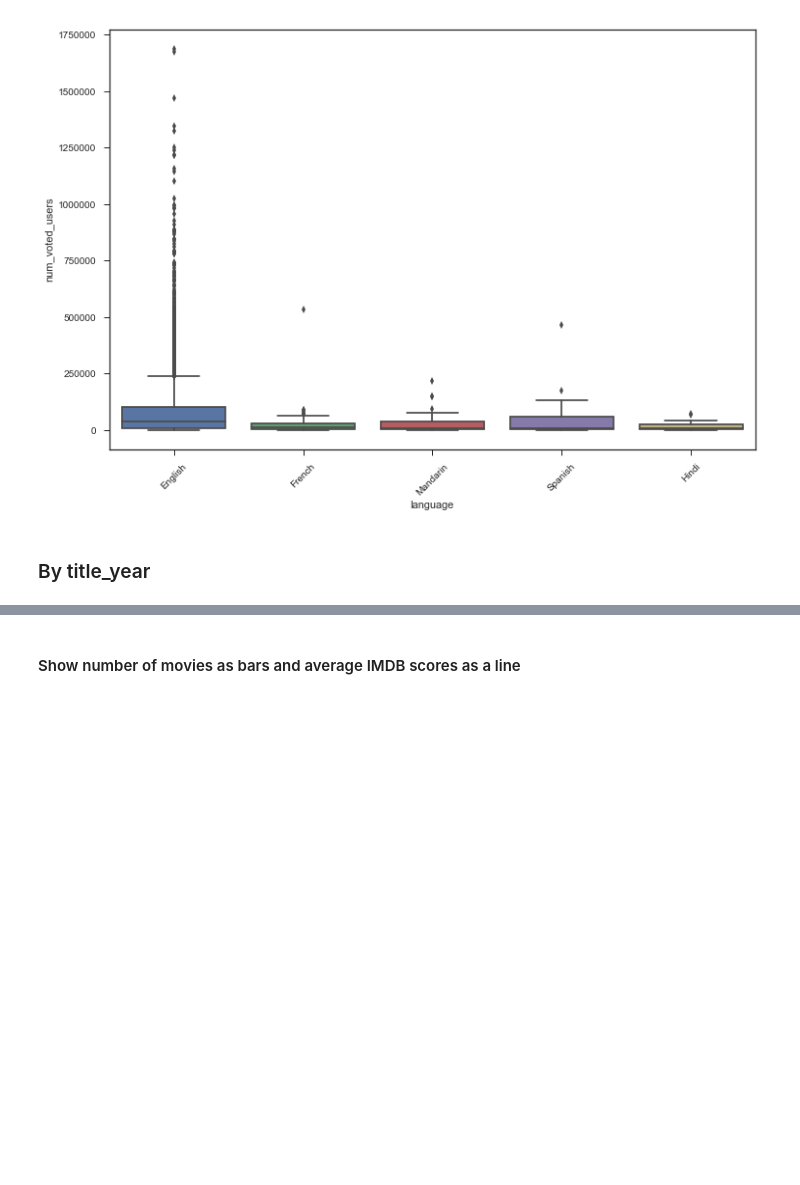
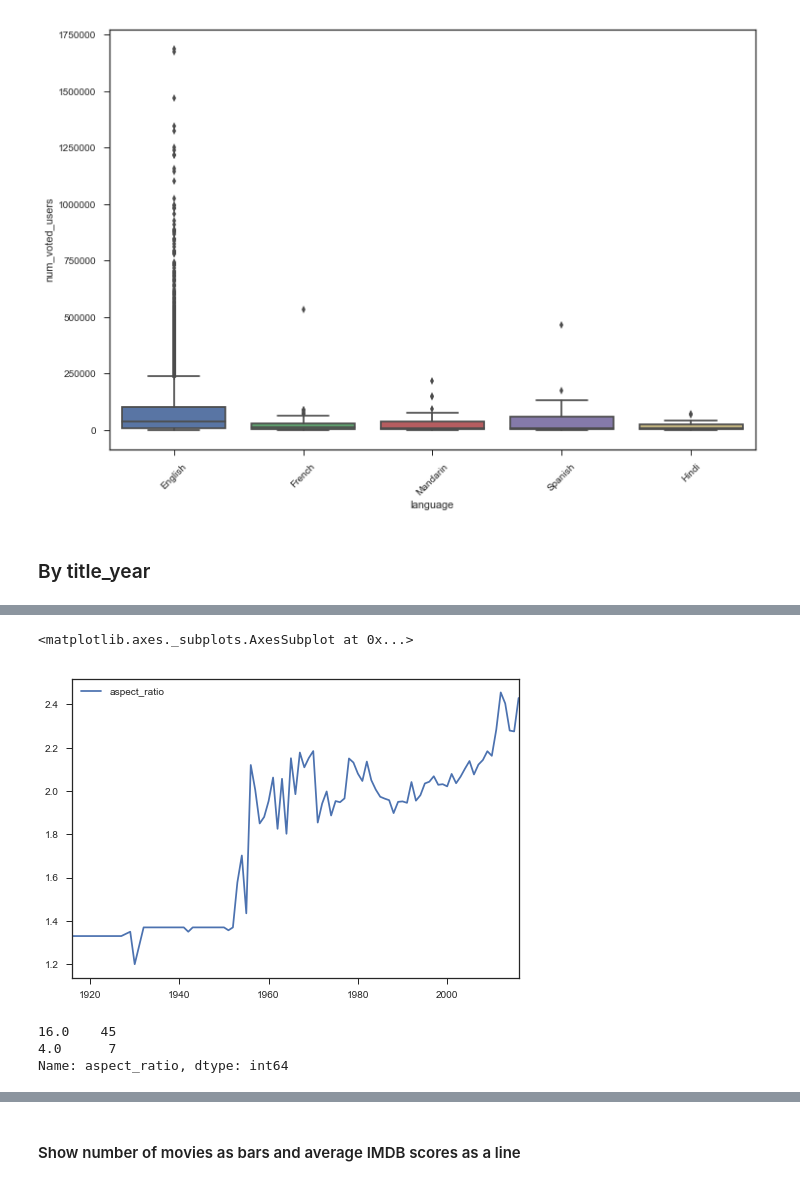
Before and after one commit to jinangela/IMDB_movie, a Jupyter notebook: 02_Exploratory_Analysis/Correlation between variables.ipynb, the cells around one changed output, grey strips where cells are left out. Drawn from its saved outputs; the diff is of its cells as text; code cells hidden in the pictures; blank space fills up the shorter version.

Commit message:
Data Cleaning Part 1

```diff
--- a/02_Exploratory_Analysis/Correlation between variables.ipynb
+++ b/02_Exploratory_Analysis/Correlation between variables.ipynb
@@ -426,6 +426,23 @@ fig = dict(data=data, layout=layout)
 iplot(fig, filename = "Movie Count with Rangeslider")
 # %% [output]
 [interactive output not drawn]
+# %%
+title_year = pd.DataFrame(imdb.groupby('title_year').agg({'aspect_ratio':'mean'}))
+title_year.index.name = None
+title_year.index = title_year.index.map(int)
+title_year.columns = ['aspect_ratio']
+# %%
+title_year.plot()
+# %% [output]
+<matplotlib.axes._subplots.AxesSubplot at 0x...>
+[figure, added]
+# %%
+imdb.loc[imdb['aspect_ratio'] > 3]['aspect_ratio'].value_counts()
+# I still think aspect_ratio = 16 means it's 16:9
+# %% [output]
+16.0    45
+4.0      7
+Name: aspect_ratio, dtype: int64
 # %%
 title_year = pd.DataFrame(imdb.groupby('title_year').agg({'imdb_score':'mean'}))
 title_year.index.name = None
```
Also changed, not shown: 9 other files.
